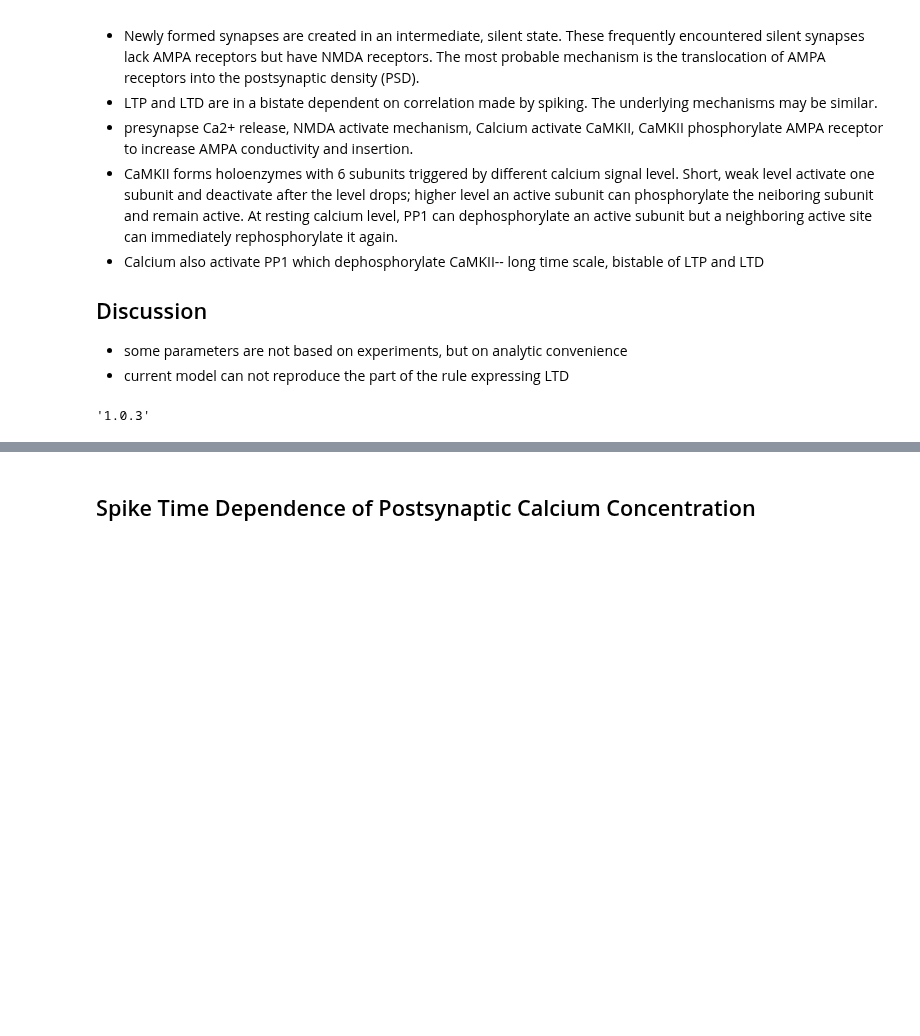
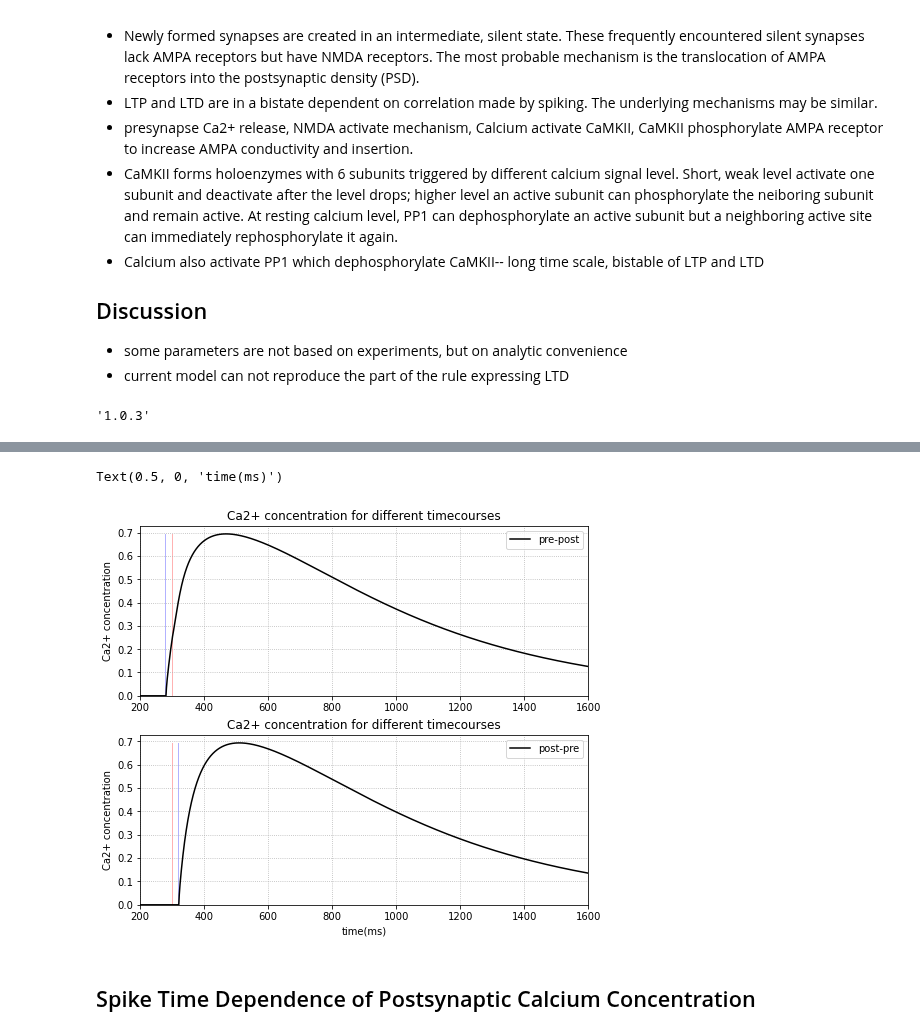
Before and after one commit to AohuaCheng/Neuro-and-Complexity-Science, a Jupyter notebook: Coding/LTP/correlation.ipynb, the cells around one changed output, grey strips where cells are left out. Saved outputs shown, nothing was run; the diff lists cells and outputs as text; code cells hidden in the pictures; blank space fills up the shorter version.

```diff
--- a/Coding/LTP/correlation.ipynb
+++ b/Coding/LTP/correlation.ipynb
@@ -43,3 +231,51 @@ bp.backend.set(dt=dt)
+# %%
+# Fig.3: Ca2+ concentration for different timecourses delta_t = -20/20 ms
+alpha_p = 0.9
+bar_g_nmda = 0.4 # origin value is 0.01, but it doesn't make sense in the paper
+delta_T = [-20, 20]
+Legend = ['pre-post', 'post-pre']
+fig, gs = bp.visualize.get_figure(2, 1, 3, 7)
+for i in range(2):
+  # spiking setting
+  delta_t = delta_T[i]
+  t_duration = 1600
+  idx_duration = int(t_duration/dt)
+  pre_I = bp.ops.zeros(idx_duration)
+  post_I = bp.ops.zeros(idx_duration)
+  idx_pre_spike = int((300+delta_t)/dt)
+  idx_post_spike = int(300/dt)
+  idx_spike_duration = int(1/dt)
+  pre_I[idx_pre_spike: idx_pre_spike+idx_spike_duration] = 160
+  post_I[idx_post_spike: idx_post_spike+idx_spike_duration] = 157
+
+  # run model
+  neu1 = LIF(1, monitors=['V', 'V_lp'])
+  neu2 = LIF(1, monitors=['V'])
+  syn1 = Synapse(pre=neu1, post=neu2, conn=bp.connect.All2All(), monitors=['c_Ca'])
+  net1 = bp.Network(neu1, syn1, neu2)
+  net1.run(t_duration, inputs=[(neu1, 'input', pre_I), (neu2, 'input', post_I)])
+
+  # plot
+  ax = fig.add_subplot(gs[i, 0])
+  plt.title('Ca2+ concentration for different timecourses')
+  plt.plot(neu1.mon.ts, syn1.mon.c_Ca, label=Legend[i], color='k')
+  plt.legend()
+  # add ylabel
+  ax.set_ylabel('Ca2+ concentration')
+  # set axis lim
+  plt.xlim(200, 1600)
+  plt.ylim(0, )
+  # note the pre/post firing
+  plt.fill_between([300-2,300+2],max(syn1.mon.c_Ca[:,0]),facecolor='r',alpha=0.3)
+  plt.fill_between([300+delta_t-2,300+delta_t+2],max(syn1.mon.c_Ca[:,0]),facecolor='b',alpha=0.3)
+  plt.grid(linestyle='dotted')
+
+plt.xlabel('time(ms)')
+
+# tips：修改参数alpha_p从0.5到0.9， 修改bar_g_nmda从0.01到0.4以满足I_Ca的量纲大小，达到文中效果
+# %% [output]
+Text(0.5, 0, 'time(ms)')
+[figure, added]
 # %% [markdown]
 ## Spike Time Dependence of Postsynaptic Calcium Concentration
 # %% [markdown]
```
Also changed, not shown: parts of 7 cells of this notebook.
